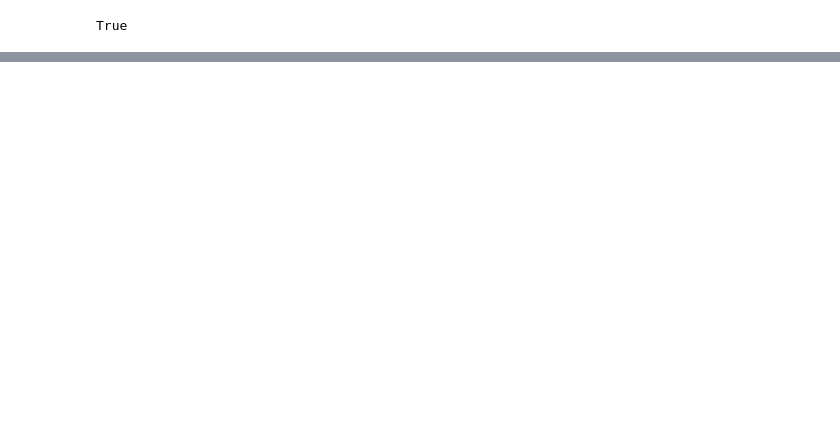
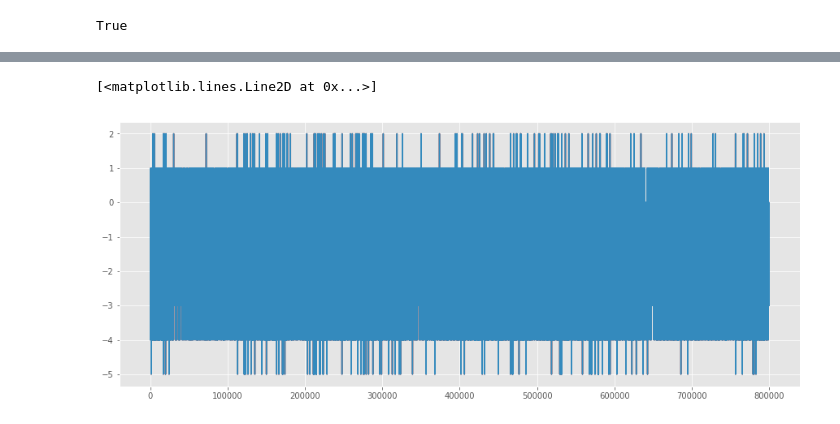
Before and after one commit to gokul-krishna/VSBPowerLineFaultDetection, a Jupyter notebook: SaveSpectrograms.ipynb, the cells around one changed output, grey strips where cells are left out. Cells and saved outputs as stored; diff of their text form; code cells hidden in the pictures; blank space fills up the shorter version.

```diff
--- a/SaveSpectrograms.ipynb
+++ b/SaveSpectrograms.ipynb
@@ -149,0 +199,6 @@ True
+# %%
+plt.plot(train.iloc[:, 5644])
+plt.plot(shift_phase2zero(train.iloc[:, 5644]))
+# %% [output]
+[<matplotlib.lines.Line2D at 0x...>]
+[figure, added]
```
Also changed, not shown: parts of 16 cells of this notebook, 1 other file.
